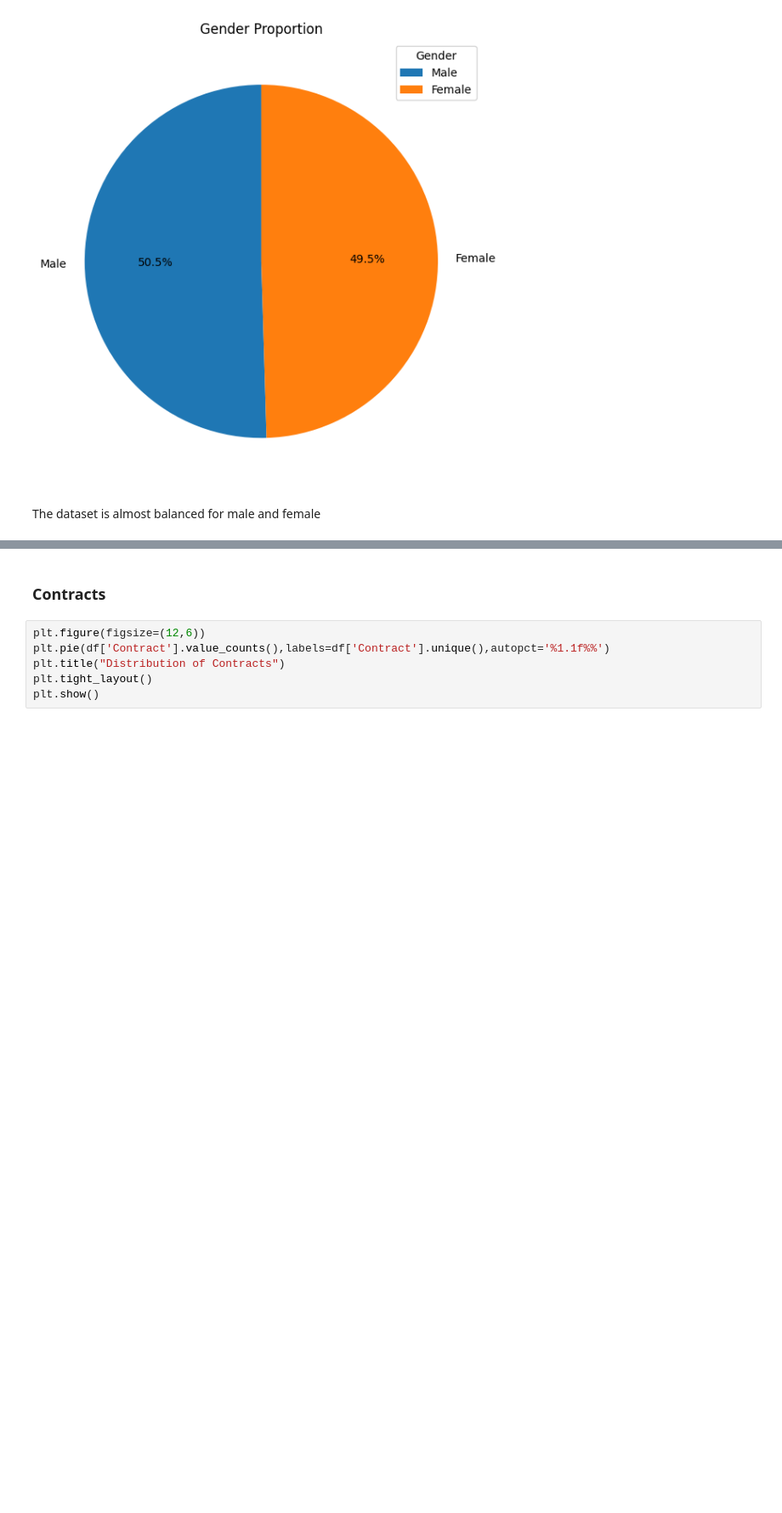
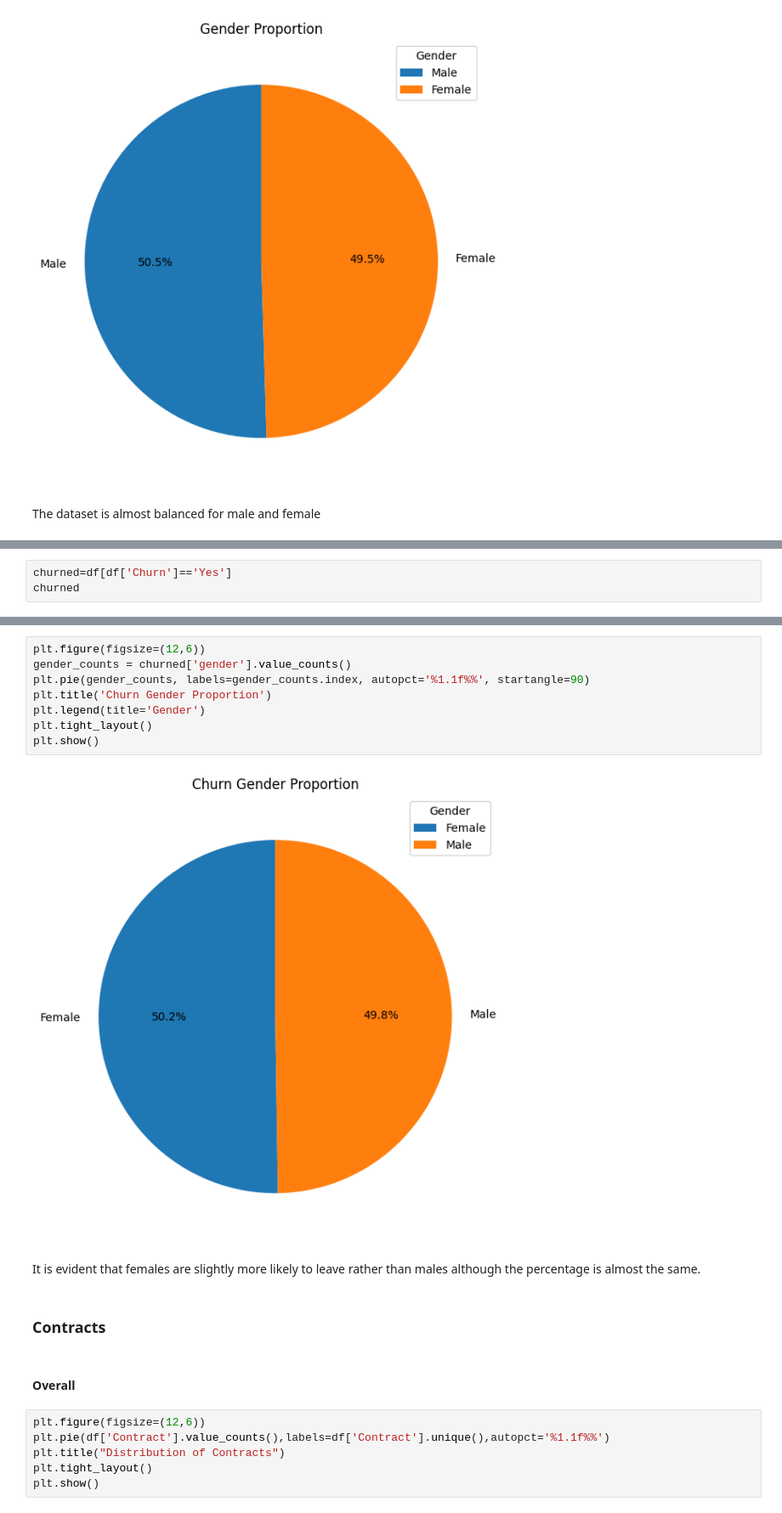
Before and after one commit to AabharanGupta/CustomerChurnAnalysis, a Jupyter notebook: Project.ipynb, the cells around one changed output, grey strips where cells are left out. Shown: that part at 85% size. Drawn from its saved outputs; the diff is of its cells as text; blank space fills up the shorter version.

Commit message:
Visualizations-01

```diff
--- a/Project.ipynb
+++ b/Project.ipynb
@@ -154,0 +193,3 @@ The dataset is almost balanced for male and female
+# %%
+churned=df[df['Churn']=='Yes']
+churned
@@ -155,5 +210,19 @@ The dataset is almost balanced for male and female
+# %%
+plt.figure(figsize=(12,6))
+gender_counts = churned['gender'].value_counts()
+plt.pie(gender_counts, labels=gender_counts.index, autopct='%1.1f%%', startangle=90)
+plt.title('Churn Gender Proportion')
+plt.legend(title='Gender')
+plt.tight_layout()
+plt.show()
+# %% [output]
+[figure, added]
+# %% [markdown]
+It is evident that females are slightly more likely to leave rather than males although the percentage is almost the same.
 # %% [markdown]
 ### Contracts
+# %% [markdown]
+#### Overall
 # %%
 plt.figure(figsize=(12,6))
 plt.pie(df['Contract'].value_counts(),labels=df['Contract'].unique(),autopct='%1.1f%%')
```
Also changed, not shown: parts of 10 cells of this notebook.
